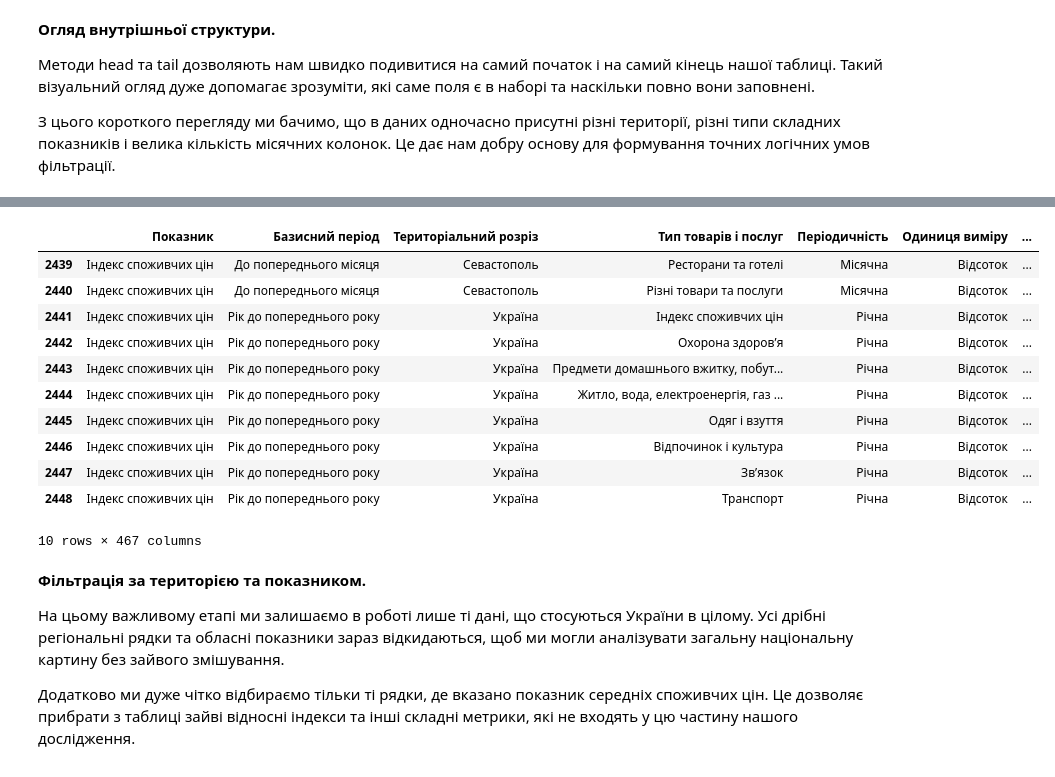
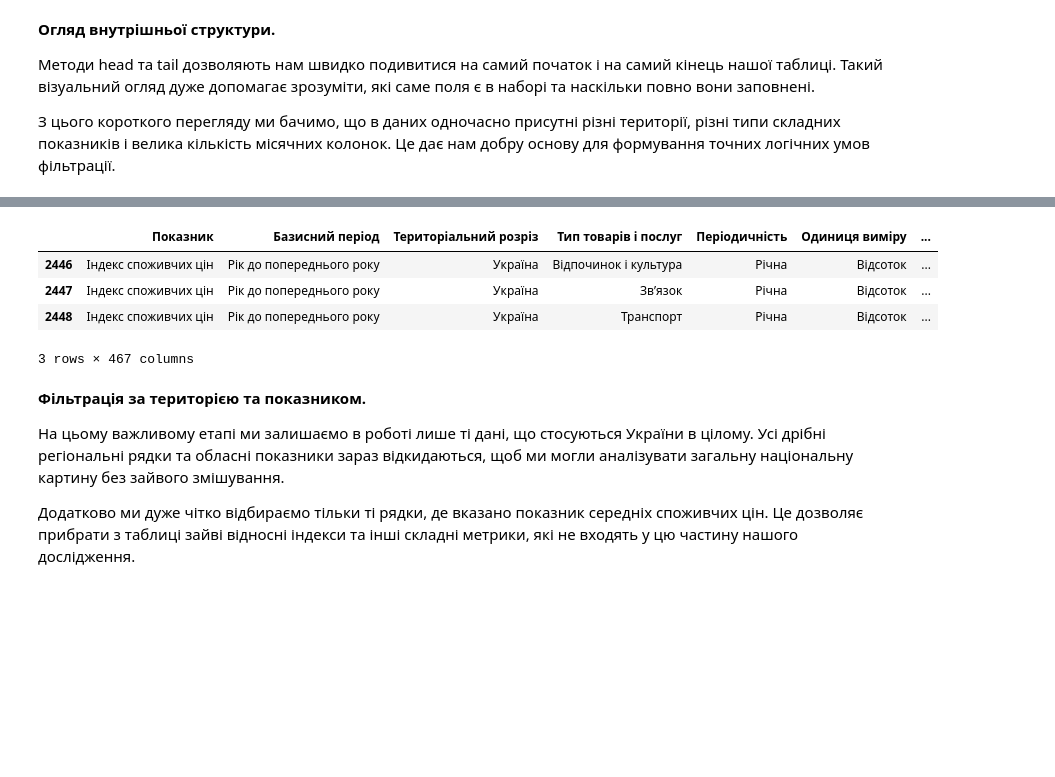
Before and after one commit to arcctg/kpi-ml-lab1, a Jupyter notebook: task_1_ukrstat_data.ipynb, the cells around one changed output, grey strips where cells are left out. Drawn from its saved outputs; the diff is of its cells as text; code cells hidden in the pictures; blank space fills up the shorter version.

```diff
--- a/task_1_ukrstat_data.ipynb
+++ b/task_1_ukrstat_data.ipynb
@@ -29,7 +28,7 @@ url = 'https://raw.githubusercontent.com/arcctg/kpi-ml-lab1/main/ukrstat_prices.
 try:
     df = pd.read_csv(url)
     print("Data was loaded successfully:")
-    display(df.head())
+    display(df.head(3))
 except Exception as e:
     print(f"Error on load: {e}")
 # %% [output]
@@ -75,18 +65,11 @@ df.head(10)
 # %%
-df.tail(10)
+df.tail(3)
 # %% [output]
 |  | Показник | Базисний період | Територіальний розріз | Тип товарів і послуг | Періодичність | Одиниця виміру | ... |
-| 2439 | Індекс споживчих цін | До попереднього місяця | Севастополь | Ресторани та готелі | Місячна | Відсоток | ... |
-| 2440 | Індекс споживчих цін | До попереднього місяця | Севастополь | Різні товари та послуги | Місячна | Відсоток | ... |
-| 2441 | Індекс споживчих цін | Рік до попереднього року | Україна | Індекс споживчих цін | Річна | Відсоток | ... |
-| 2442 | Індекс споживчих цін | Рік до попереднього року | Україна | Охорона здоров’я | Річна | Відсоток | ... |
-| 2443 | Індекс споживчих цін | Рік до попереднього року | Україна | Предмети домашнього вжитку, побут... | Річна | Відсоток | ... |
-| 2444 | Індекс споживчих цін | Рік до попереднього року | Україна | Житло, вода, електроенергія, газ ... | Річна | Відсоток | ... |
-| 2445 | Індекс споживчих цін | Рік до попереднього року | Україна | Одяг і взуття | Річна | Відсоток | ... |
 | 2446 | Індекс споживчих цін | Рік до попереднього року | Україна | Відпочинок і культура | Річна | Відсоток | ... |
 | 2447 | Індекс споживчих цін | Рік до попереднього року | Україна | Зв’язок | Річна | Відсоток | ... |
 | 2448 | Індекс споживчих цін | Рік до попереднього року | Україна | Транспорт | Річна | Відсоток | ... |
-10 rows × 467 columns
+3 rows × 467 columns
 # %% [markdown]
 **Фільтрація за територією та показником.**
 
```
Also changed, not shown: parts of 6 cells of this notebook, 1 other file.
